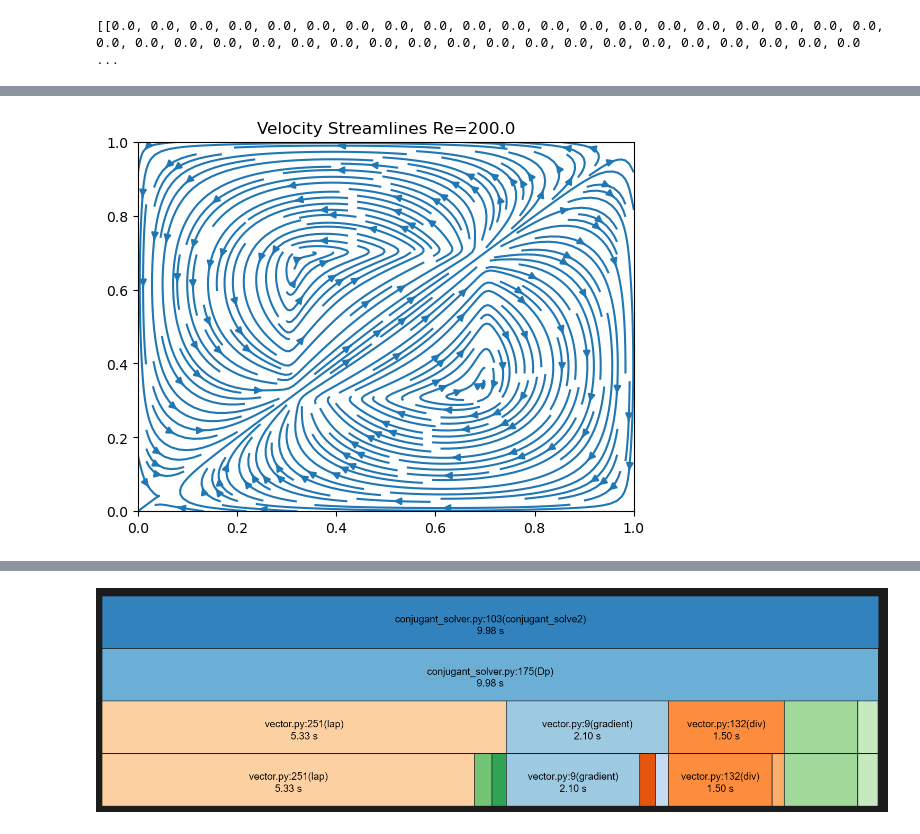
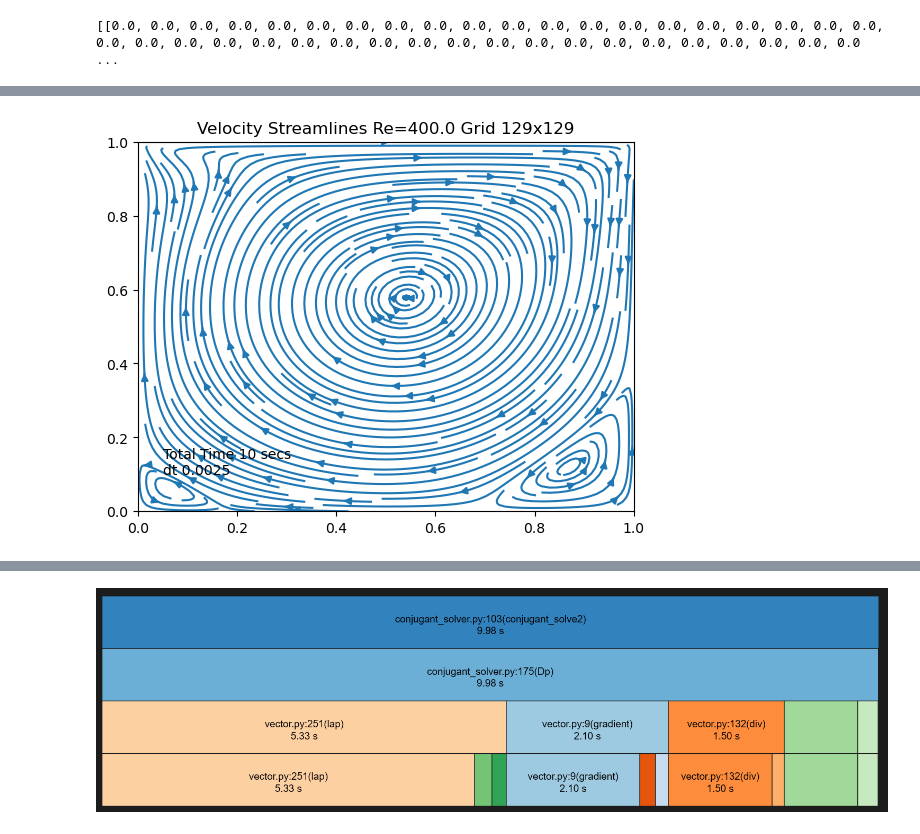
Before and after one commit to roneil44/FlowSim, a Jupyter notebook: analyis.ipynb, the cells around one changed output, grey strips where cells are left out. Cells and saved outputs as stored; diff of their text form; code cells hidden in the pictures.

```diff
--- a/analyis.ipynb
+++ b/analyis.ipynb
@@ -5,16 +5,20 @@ from matplotlib import pyplot as plt
 import matplotlib
 
 # # Load in data from JSON file Re = 400
-# with open(r'C:\Users\Riley\Desktop\Code\FlowSim\Results\2025-5-30-23-40-58_Re400.0_dx0.01_dt0.0025_t10.json','r') as file:
+with open(r'C:\Users\Riley\Desktop\Code\FlowSim\Results\2025-6-2-20-28-43_Re400.0_dx0.007751937984496124_dt0.0025_t10.json','r') as file:
+    data = json.load(file)
+
+# Load in data from JSON file Re = 1000
+# with open(r'C:\Users\Riley\Desktop\Code\FlowSim\Results\2025-6-1-21-43-57_Re1000.0_dx0.01_dt0.002_t20.json','r') as file:
 #     data = json.load(file)
 
-# Load in data from JSON file Re = 1000
-# with open(r'C:\Users\Riley\Desktop\Code\FlowSim\Results\2025-6-1-4-15-58_Re1000.0_dx0.01_dt0.0025_t5.json','r') as file:
+# Load in data from JSON file Immersed Boundary Initialization
+# with open(r'C:\Users\Riley\Desktop\Code\FlowSim\Results\2025-6-1-16-37-23_Re200.0_dx0.009900990099009901_dt0.0025_t0.01.json','r') as file:
 #     data = json.load(file)
 
-# Load in data from JSON file Re = 400
-with open(r'C:\Users\Riley\Desktop\Code\FlowSim\Results\2025-6-1-16-37-23_Re200.0_dx0.009900990099009901_dt0.0025_t0.01.json','r') as file:
-    data = json.load(file)
+#Load in data from JSON file Re = 7500
+# with open(r'C:\Users\Riley\Desktop\Code\FlowSim\Results\2025-6-2-18-55-44_Re3200.0_dx0.007751937984496124_dt0.00025_t8.json','r') as file:
+#     data = json.load(file)
 
 print(data['U'])
 # %% [output]
@@ -47,8 +51,8 @@ for i in range(len(U)):
 
 print(V)
 print(V2)
-# V = V2
-# U = U2
+V = V2
+U = U2
 
 # print(np.shape(X))
 # print(np.shape(U))
@@ -242,24 +253,25 @@ plt.plot()
 # %%
 U_t = np.transpose(U)
 V_t = np.transpose(V)
 
 for i in range(len(V_t)):
     for j in range(len(V_t[0])):
         if i == 0 or i==nx+1 or j==0 or j==ny+1:
             V_t[i,j] = 0
 
 
 X_t, Y_t = np.meshgrid(x, y)
 
 # Plot Velocity contours
 
 plt.streamplot(X_t, Y_t, U_t, V_t, density=2)
 plt.xlim(0,x_max)
 plt.ylim(0,y_max)
-plt.title(f'Velocity Streamlines Re={data['Reynolds']}')
+plt.title(f'Velocity Streamlines Re={data['Reynolds']} Grid {nx}x{ny}')
+plt.annotate(f'Total Time {data['total time']} secs\ndt {data['dt']}', (.05,.1))
 plt.show()
 # %% [output]
-[figure, old version]
+[figure, new version]
 # %% [markdown]
 ![image.png](attachment:image.png)![image-2.png](attachment:image-2.png)
 # %% [markdown]
```
Also changed, not shown: parts of 7 cells of this notebook, 35 other files.
